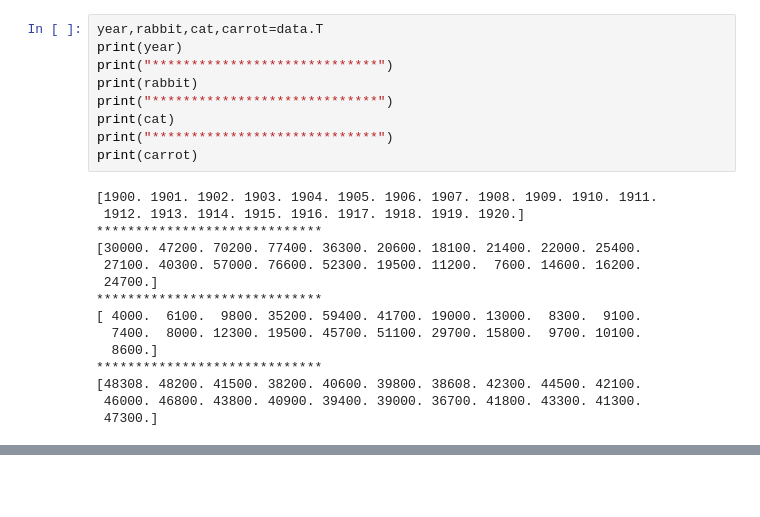
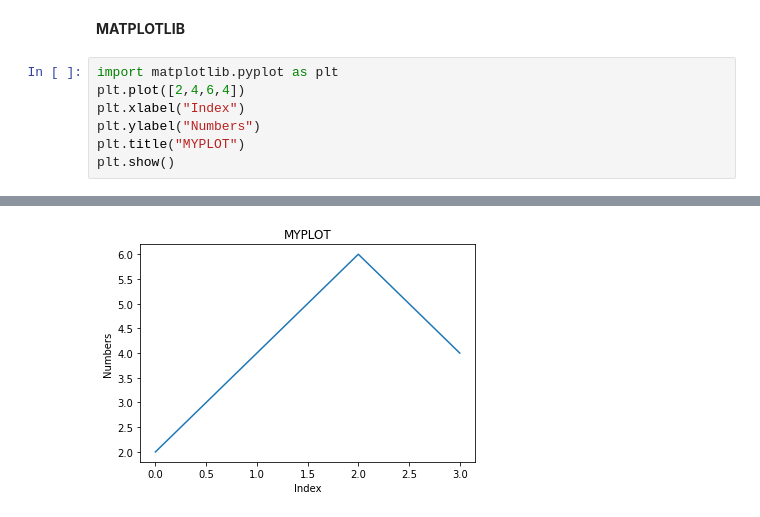
Before and after one commit to Abrar26/Python_files, a Jupyter notebook: sample.ipynb, the cells around one changed output, grey strips where cells are left out. Saved outputs shown, nothing was run; the diff lists cells and outputs as text; blank space fills up the shorter version.

Commit message:
Matplotlib basic

```diff
--- a/sample.ipynb
+++ b/sample.ipynb
@@ -25,24 +3,10 @@ print(data)
-# %%
-year,rabbit,cat,carrot=data.T
-print(year)
-print("*****************************")
-print(rabbit)
-print("*****************************")
-print(cat)
-print("*****************************")
-print(carrot)
-# %% [output]
-[1900. 1901. 1902. 1903. 1904. 1905. 1906. 1907. 1908. 1909. 1910. 1911.
- 1912. 1913. 1914. 1915. 1916. 1917. 1918. 1919. 1920.]
-*****************************
-[30000. 47200. 70200. 77400. 36300. 20600. 18100. 21400. 22000. 25400.
- 27100. 40300. 57000. 76600. 52300. 19500. 11200.  7600. 14600. 16200.
- 24700.]
-*****************************
-[ 4000.  6100.  9800. 35200. 59400. 41700. 19000. 13000.  8300.  9100.
-  7400.  8000. 12300. 19500. 45700. 51100. 29700. 15800.  9700. 10100.
-  8600.]
-*****************************
-[48308. 48200. 41500. 38200. 40600. 39800. 38608. 42300. 44500. 42100.
- 46000. 46800. 43800. 40900. 39400. 39000. 36700. 41800. 43300. 41300.
- 47300.]
+# %% [markdown]
+**MATPLOTLIB**
+# %%
+import matplotlib.pyplot as plt
+plt.plot([2,4,6,4])
+plt.xlabel("Index")
+plt.ylabel("Numbers")
+plt.title("MYPLOT")
+plt.show()
+# %% [output]
@@ -48,0 +14 @@ print(carrot)
+[figure, added]
```
Also changed, not shown: parts of 5 cells of this notebook.
